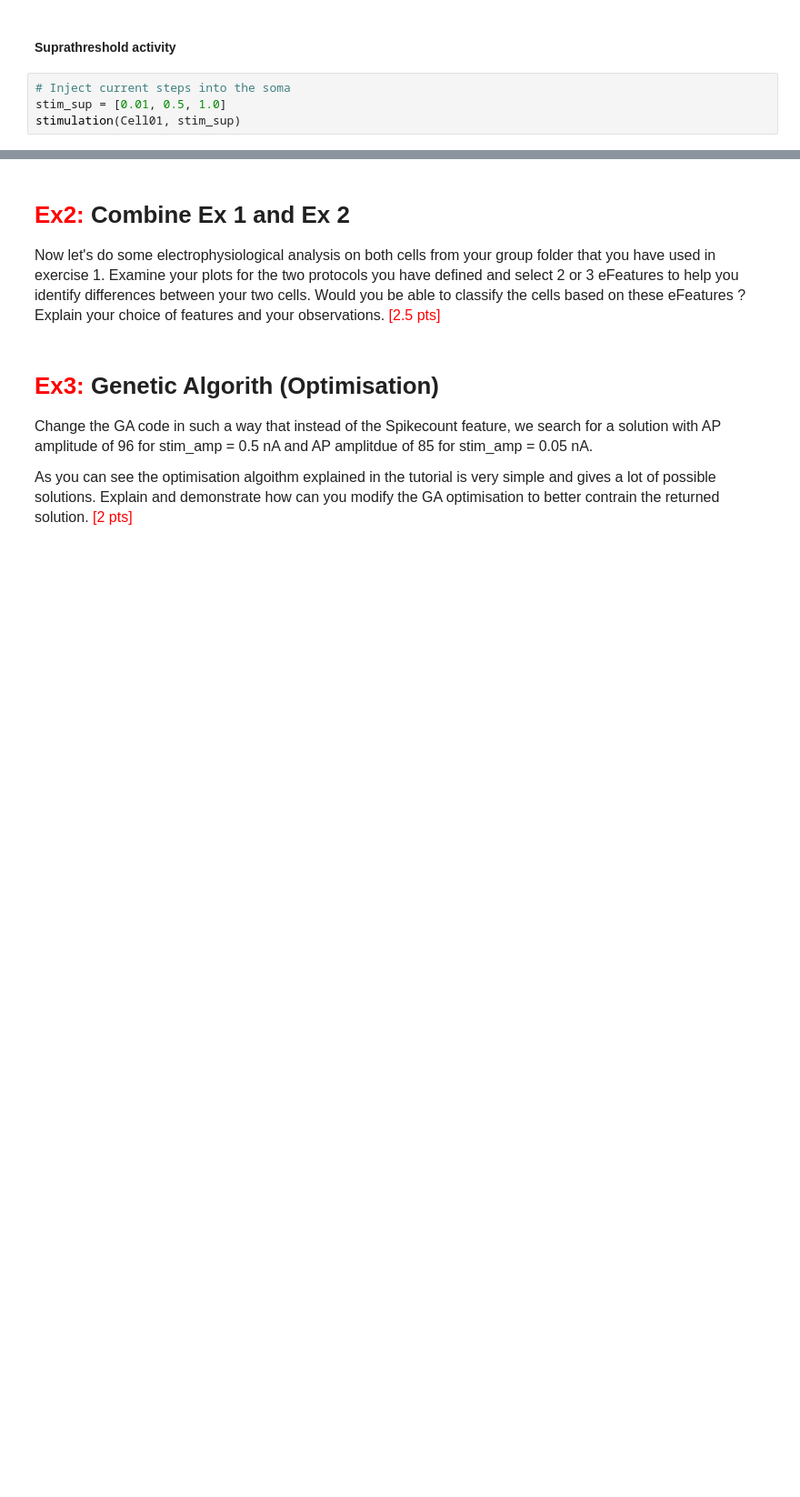
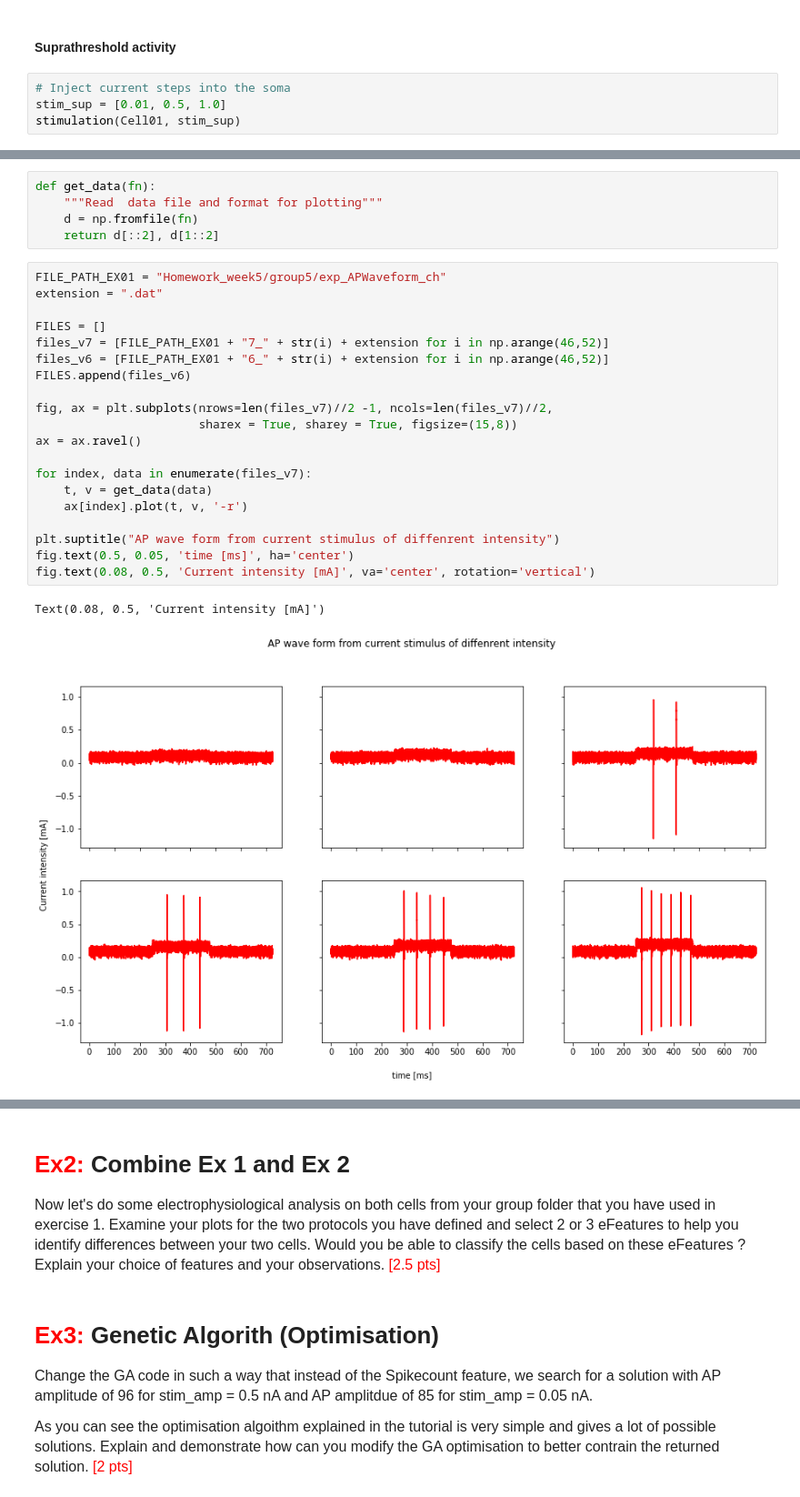
Before and after one commit to GBNTN/In_Silico_Homeworks, a Jupyter notebook: Week5_2022_HW.ipynb, the cells around one changed output, grey strips where cells are left out. Shown at 91% size. Cells and saved outputs as stored; diff of their text form; blank space fills up the shorter version.

```diff
--- a/Week5_2022_HW.ipynb
+++ b/Week5_2022_HW.ipynb
@@ -188,0 +221,28 @@ stimulation(Cell01, stim_sup)
+# %%
+def get_data(fn):
+    """Read  data file and format for plotting"""
+    d = np.fromfile(fn)
+    return d[::2], d[1::2]
+# %%
+FILE_PATH_EX01 = "Homework_week5/group5/exp_APWaveform_ch"
+extension = ".dat"
+
+FILES = []
+files_v7 = [FILE_PATH_EX01 + "7_" + str(i) + extension for i in np.arange(46,52)]
+files_v6 = [FILE_PATH_EX01 + "6_" + str(i) + extension for i in np.arange(46,52)]
+FILES.append(files_v6)
+
+fig, ax = plt.subplots(nrows=len(files_v7)//2 -1, ncols=len(files_v7)//2,
+                       sharex = True, sharey = True, figsize=(15,8))
+ax = ax.ravel()
+
+for index, data in enumerate(files_v7):
+    t, v = get_data(data)
+    ax[index].plot(t, v, '-r')
+
+plt.suptitle("AP wave form from current stimulus of diffenrent intensity")
+fig.text(0.5, 0.05, 'time [ms]', ha='center')
+fig.text(0.08, 0.5, 'Current intensity [mA]', va='center', rotation='vertical')
+# %% [output]
+Text(0.08, 0.5, 'Current intensity [mA]')
+[figure, added]
```
Also changed, not shown: parts of 13 cells of this notebook.
